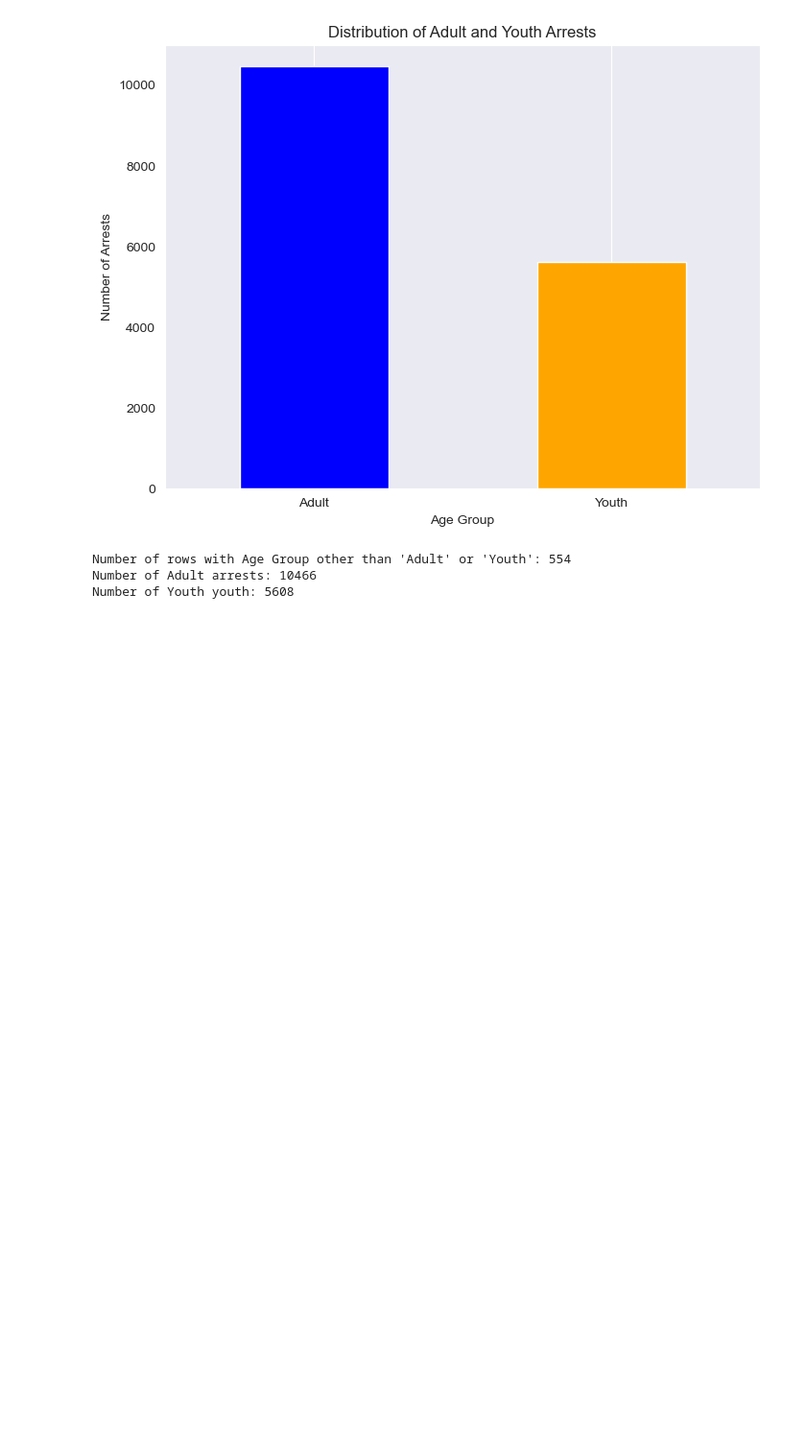
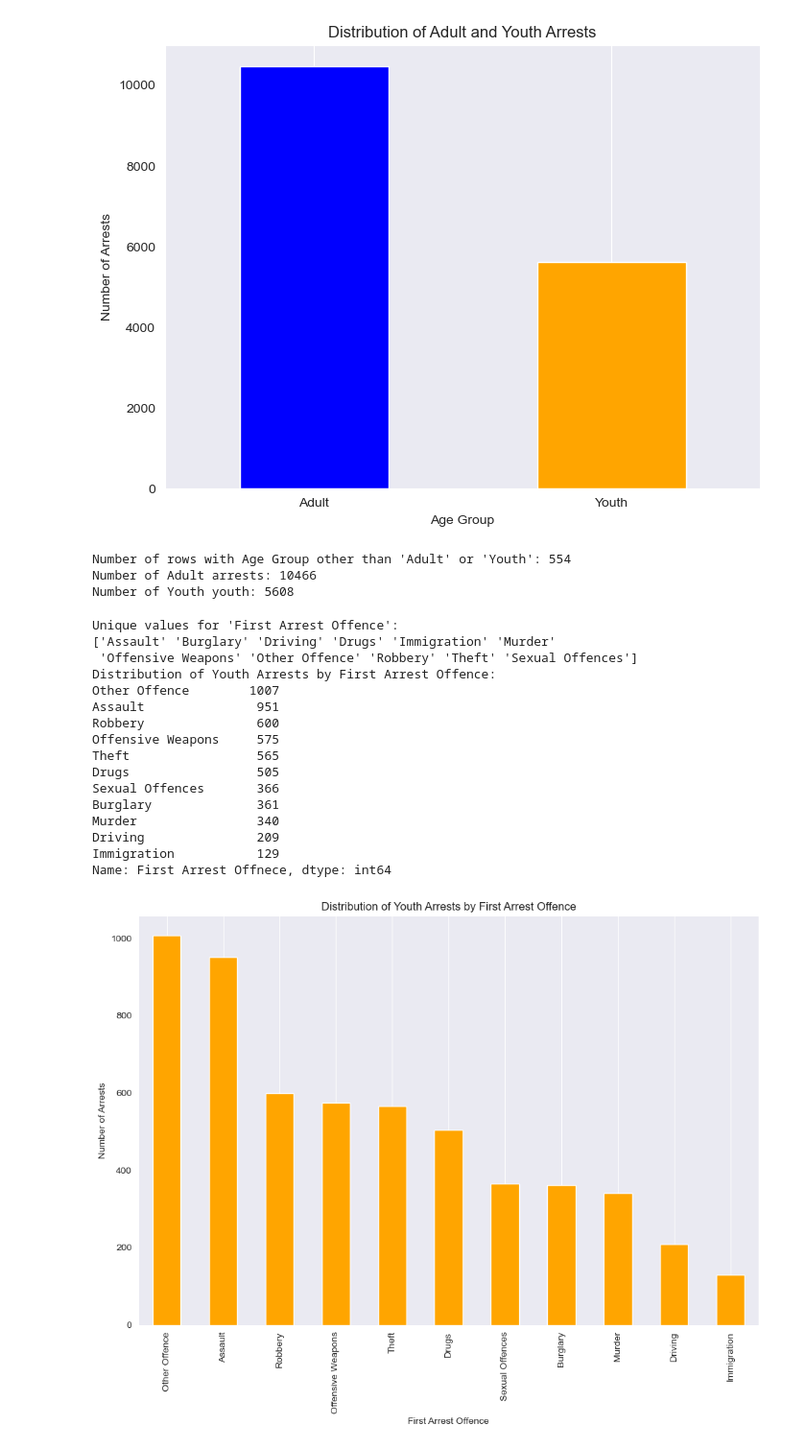
Before and after one commit to gvescina/LondonPoliceTrustAnalysis, a Jupyter notebook: eda/Metropolitan_EDA.ipynb, the cells around one changed output. Shown at 96% size. Cells and saved outputs as stored; diff of their text form; code cells hidden in the pictures; blank space fills up the shorter version.

Commit message:
Added more plots for youth arrests

```diff
--- a/eda/Metropolitan_EDA.ipynb
+++ b/eda/Metropolitan_EDA.ipynb
@@ -372,3 +403,43 @@ print("Number of Youth youth:", num_youth_rows)
 Number of rows with Age Group other than 'Adult' or 'Youth': 554
 Number of Adult arrests: 10466
 Number of Youth youth: 5608
+# %%
+# Unique values for 'First Arrest Offence'
+unique_offences = arrests['First Arrest Offnece'].unique()
+print("Unique values for 'First Arrest Offence':")
+print(unique_offences)
+
+# Distribution of youth arrests for each 'First Arrest Offence'
+youth_offence_distribution = youth_rows['First Arrest Offnece'].value_counts()
+
+print("Distribution of Youth Arrests by First Arrest Offence:")
+print(youth_offence_distribution)
+
+# Plotting distribution of youth arrests by 'First Arrest Offence'
+plt.figure(figsize=(10, 8))
+youth_offence_distribution.plot(kind='bar', color='orange')
+plt.title('Distribution of Youth Arrests by First Arrest Offence')
+plt.xlabel('First Arrest Offence')
+plt.ylabel('Number of Arrests')
+plt.xticks(rotation=90)
+plt.grid(axis='y')
+plt.tight_layout()
+plt.show()
+# %% [output]
+Unique values for 'First Arrest Offence':
+['Assault' 'Burglary' 'Driving' 'Drugs' 'Immigration' 'Murder'
+ 'Offensive Weapons' 'Other Offence' 'Robbery' 'Theft' 'Sexual Offences']
+Distribution of Youth Arrests by First Arrest Offence:
+Other Offence        1007
+Assault               951
+Robbery               600
+Offensive Weapons     575
+Theft                 565
+Drugs                 505
+Sexual Offences       366
+Burglary              361
+Murder                340
+Driving               209
+Immigration           129
+Name: First Arrest Offnece, dtype: int64
+[figure, added]
```
Also changed, not shown: parts of 4 cells of this notebook.
